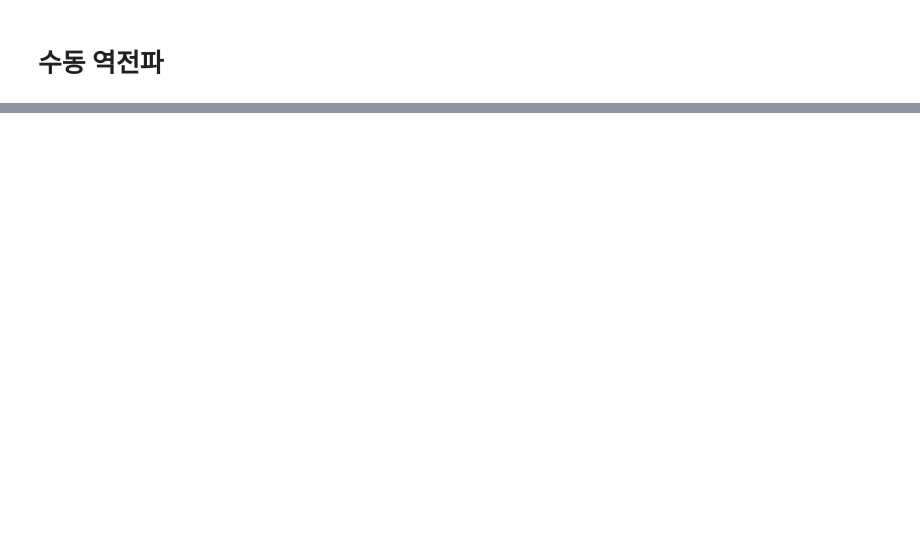
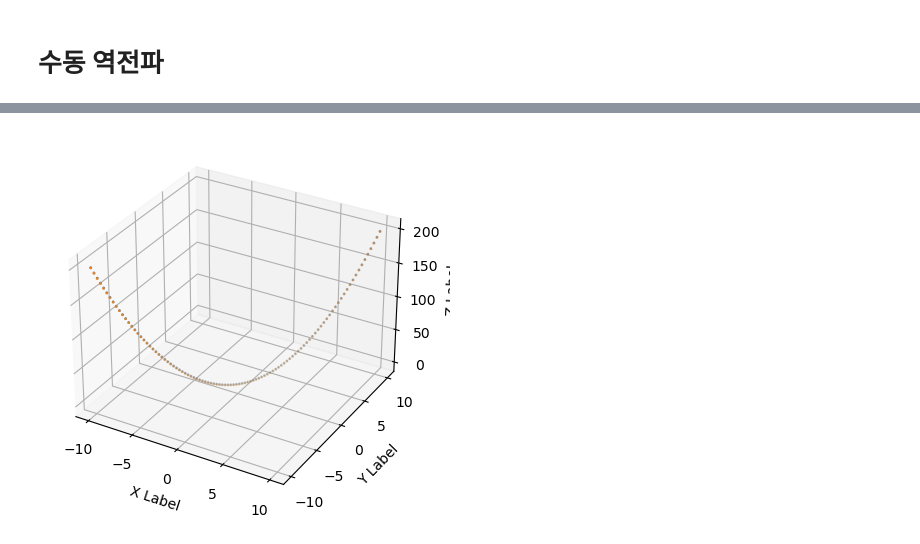
Before and after one commit to thkyang324/DL_textbook, a Jupyter notebook: 3_Chapter1_미분자동계산.ipynb, the cells around one changed output, grey strips where cells are left out. Saved outputs shown, nothing was run; the diff lists cells and outputs as text; code cells hidden in the pictures; blank space fills up the shorter version.

```diff
--- a/3_Chapter1_미분자동계산.ipynb
+++ b/3_Chapter1_미분자동계산.ipynb
@@ -122,7 +123,7 @@ class Square(Function):
         return y
 
     def backward(self, gy):
-        x = self.input.data
+        x = self.inputs[0].data
         gx = 2 * x * gy
         return gx
 
@@ -170,17 +139,3 @@ assert y.creator.input.creator.input.creator.input == x
-# %%
-A = Square()
-B = Exp()
-C = Square()
-
-x = Variable(np.array(0.5))
-
-a = A(x)
-b = B(a)
-y = C(b)
-
-y.grad = np.array(1.0)
-y.backward()
-print(x.grad)
 # %%
 def square(x): return Square()(x)
 def exp(x): return Exp()(x)
@@ -188,0 +149,9 @@ Variable(1)
+# %%
+class Add(Function):
+    def forward(self, x0, x1):
+        y = x0 + x1
+        return y
+    def backward(self, gy):
+        return gy, gy
+
+def add(x0, x1) : return Add()(x0, x1)
@@ -188,0 +177,21 @@ Variable(1)
+# %%
+x = Variable(np.linspace(-10,10,100))
+y = Variable(np.linspace(-10,10,100))
+z = add(square(x), square(y))
+z.backward()
+# %%
+fig = plt.figure()
+ax = fig.add_subplot(projection='3d')
+
+for m, zlow, zhigh in [('o', -50, -25), ('^', -30, -5)]:
+    xs = x.data
+    ys = y.data
+    zs = z.data
+    ax.scatter(xs, ys, zs, marker=m, s=1)
+
+ax.set_xlabel('X Label')
+ax.set_ylabel('Y Label')
+ax.set_zlabel('Z Label')
+plt.show()
+# %% [output]
+[figure, added]
```
Also changed, not shown: parts of 18 cells of this notebook.
